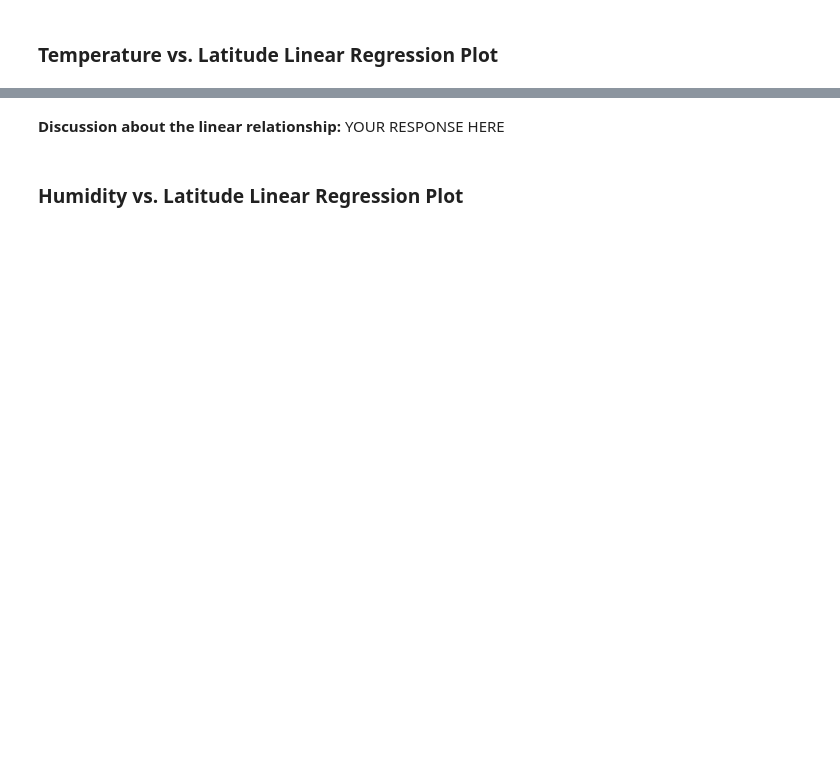
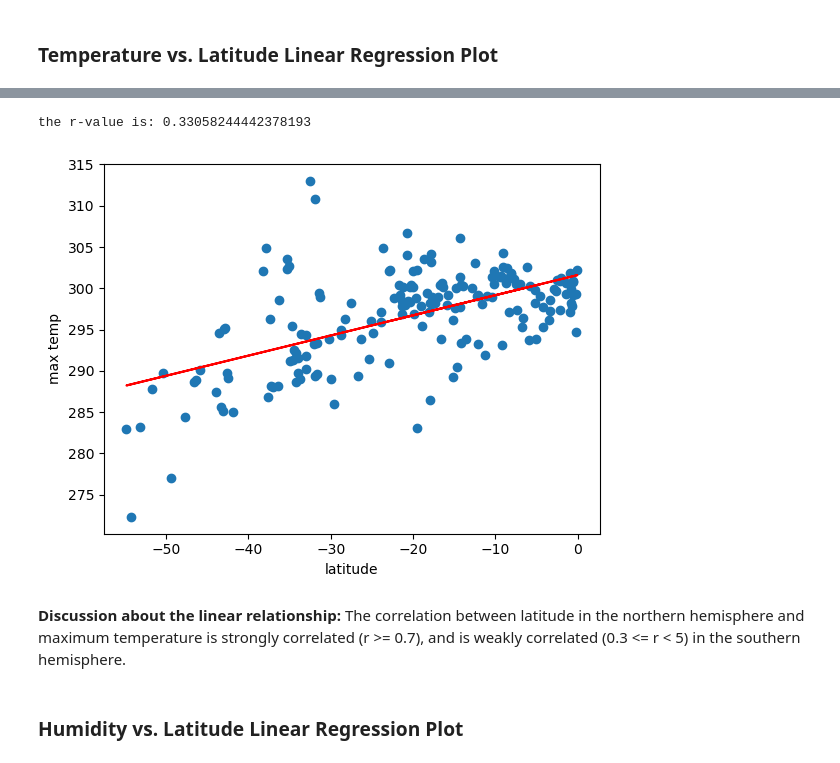
Before and after one commit to cassidysimmons/python-api-challenge, a Jupyter notebook: starter_code/WeatherPy.ipynb, the cells around one changed output, grey strips where cells are left out. Saved outputs shown, nothing was run; the diff lists cells and outputs as text; code cells hidden in the pictures; blank space fills up the shorter version.

```diff
--- a/starter_code/WeatherPy.ipynb
+++ b/starter_code/WeatherPy.ipynb
@@ -327,4 +327,15 @@ The r-value is: 0.4121057168607245
-# %% [markdown]
-**Discussion about the linear relationship:** YOUR RESPONSE HERE
+# %%
+# Linear regression on Southern Hemisphere
+
+lin_regress_plots(southern_hemi_df["Lat"], southern_hemi_df["Max Temp"])
+plt.xlabel("latitude")
+plt.ylabel("max temp")
+plt.show()
+# %% [output]
+the r-value is: 0.33058244442378193
+[figure, added]
+# %% [markdown]
+**Discussion about the linear relationship:**
+    The correlation between latitude in the northern hemisphere and maximum temperature is strongly correlated (r >= 0.7), and is weakly correlated (0.3 <= r < 5) in the southern hemisphere.
 # %% [markdown]
 ### Humidity vs. Latitude Linear Regression Plot
```
Also changed, not shown: parts of 26 cells of this notebook.
